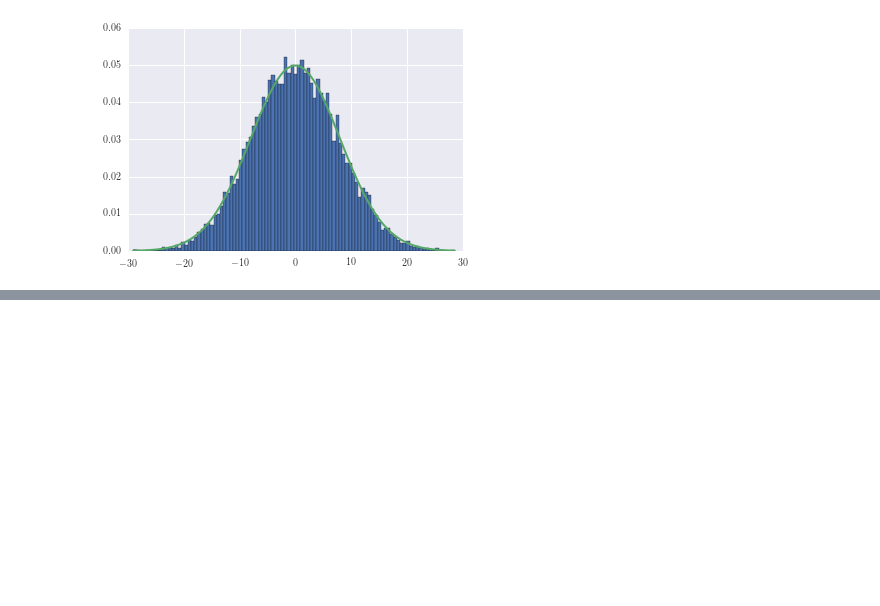
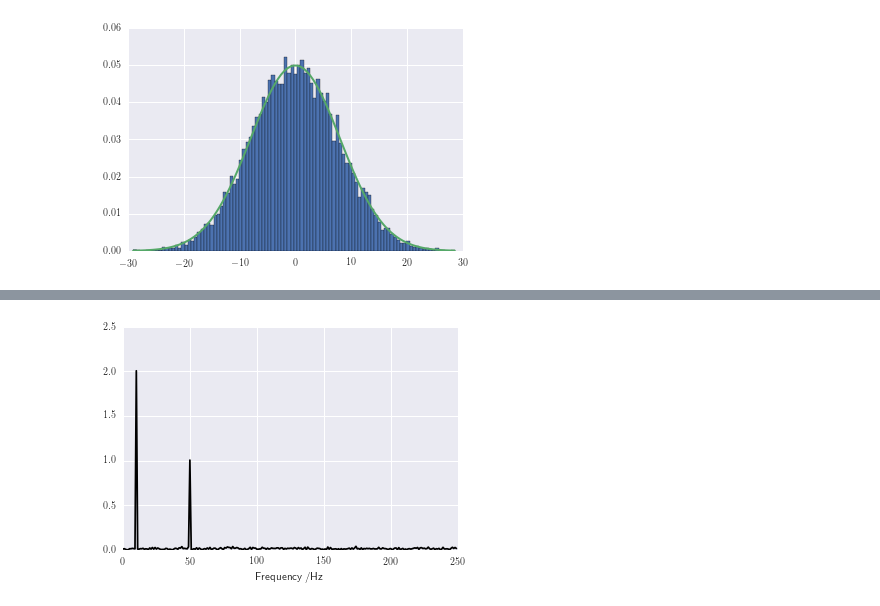
Before and after one commit to temcom/ipython, a Jupyter notebook: Test_First_Try.ipynb, the cells around one changed output, grey strips where cells are left out. Drawn from its saved outputs; the diff is of its cells as text; code cells hidden in the pictures; blank space fills up the shorter version.

```diff
--- a/Test_First_Try.ipynb
+++ b/Test_First_Try.ipynb
@@ -126,0 +159,7 @@ pylab.show()
+# %%
+spec = 2./n * np.abs(F[:n/2])
+pylab.plot(freq[:n/2], spec, 'k')
+pylab.xlabel('Frequency /Hz')
+pylab.show()
+# %% [output]
+[figure, added]
```
Also changed, not shown: parts of 3 cells of this notebook.
